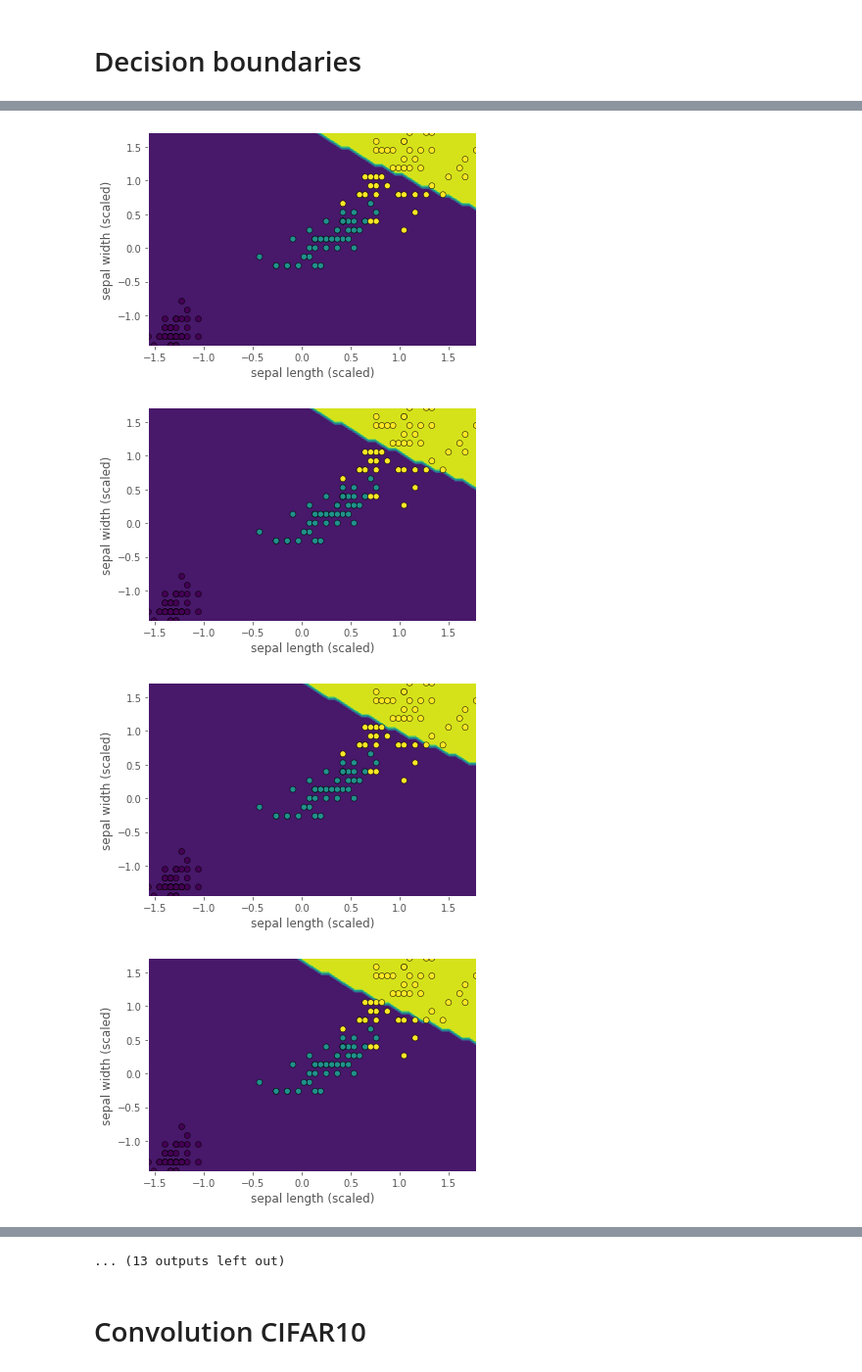
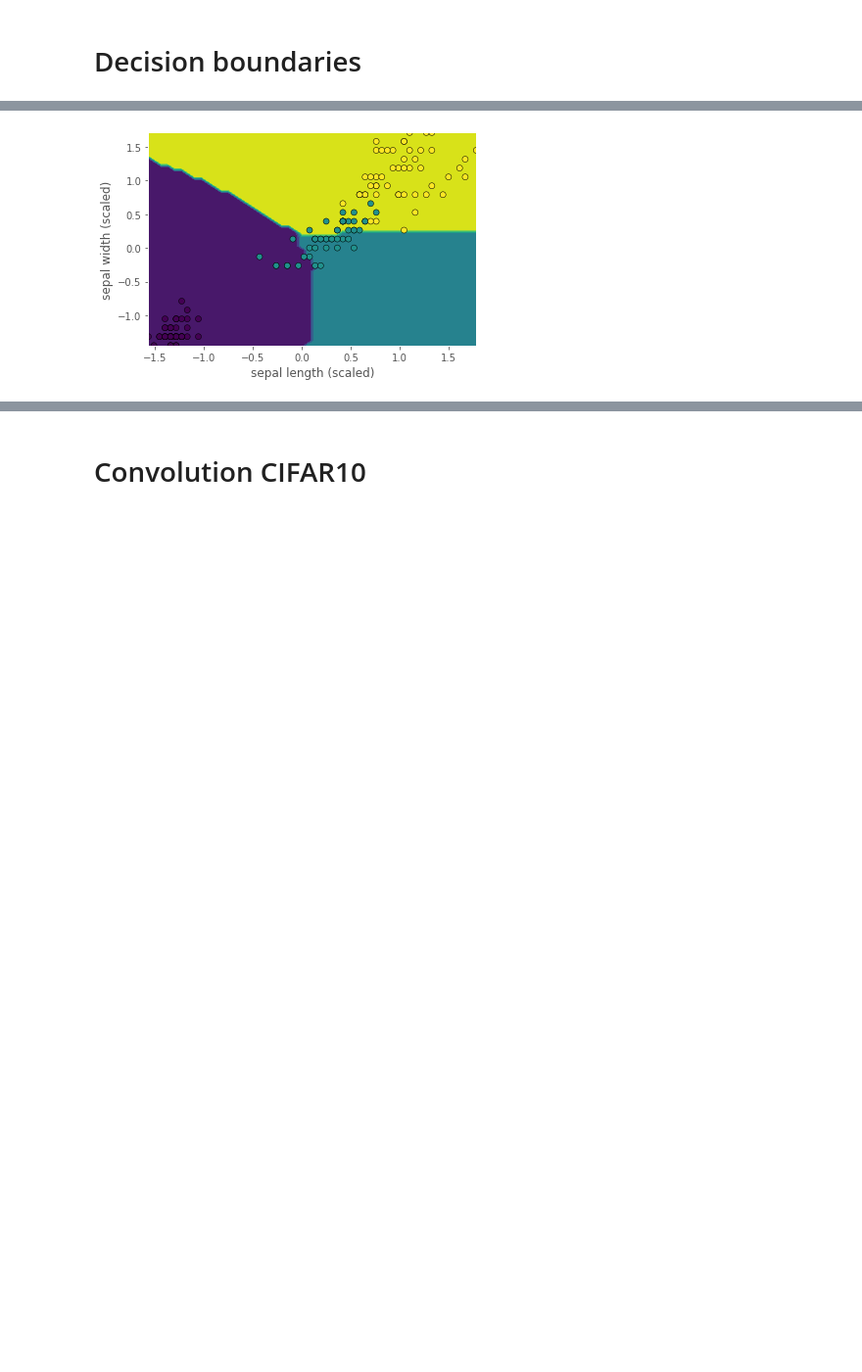
Before and after one commit to singhsukhendra/quaternion_neurons, a Jupyter notebook: quaternion_neuron.ipynb, the cells around one changed output, grey strips where cells are left out. Shown at 98% size. Drawn from its saved outputs; the diff is of its cells as text; code cells hidden in the pictures; blank space fills up the shorter version.

```diff
--- a/quaternion_neuron.ipynb
+++ b/quaternion_neuron.ipynb
@@ -83,9 +83,9 @@ from core_qnn.quaternion_layers import QuaternionLinear
 class Model(nn.Module):
     def __init__(self, input_dim):
         super(Model, self).__init__()
-        self.layer1 = QuaternionLinear(input_dim, 16)
-        self.layer2 = QuaternionLinear(16, 16)
-        self.layer3 = QuaternionLinear(16, 4)
+        self.layer1 = QuaternionLinear(input_dim, 32)
+        self.layer2 = QuaternionLinear(32, 32)
+        self.layer3 = QuaternionLinear(32, 4)
 
     def forward(self, x):
         x = F.relu(self.layer1(x))
@@ -220,14 +211,11 @@ for sl in range(10):
 # %%
-for sl in range(25):
-  y_pred = np.reshape(prediction, feature_1.shape)
-  display = DecisionBoundaryDisplay(xx0=feature_3[sl, sl, :, :], xx1=feature_4[sl, sl, :, :], response=y_pred[sl, sl, :, :])
-  display.plot()
-  display.ax_.scatter(X_scaled[:, 2], X_scaled[:, 3], c=y, edgecolor="black")
-  display.ax_.set_xlabel('sepal length (scaled)')
-  display.ax_.set_ylabel('sepal width (scaled)')
-  plt.show()
+sl = 25
+y_pred = np.reshape(prediction, feature_1.shape)
+display = DecisionBoundaryDisplay(xx0=feature_3[sl, sl, :, :], xx1=feature_4[sl, sl, :, :], response=y_pred[sl, sl, :, :])
+display.plot()
+display.ax_.scatter(X_scaled[:, 2], X_scaled[:, 3], c=y, edgecolor="black")
+display.ax_.set_xlabel('sepal length (scaled)')
+display.ax_.set_ylabel('sepal width (scaled)')
+plt.show()
 # %% [output]
-[figure, old version]
+[figure, new version]
-[figure, removed]
-[figure, removed]
-[figure, removed]
@@ -242,4 +222,3 @@ for sl in range(25):
-... (13 outputs left out)
 # %% [markdown]
 # Convolution CIFAR10
 # %%
```
Also changed, not shown: parts of 7 cells of this notebook.
